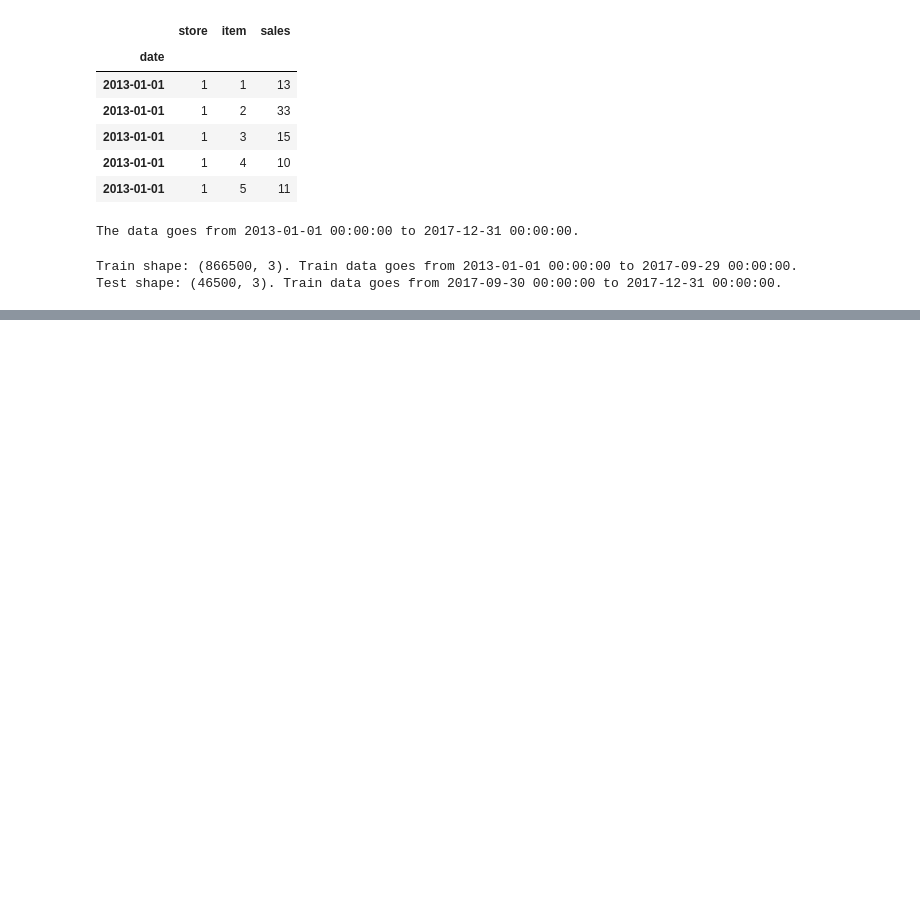
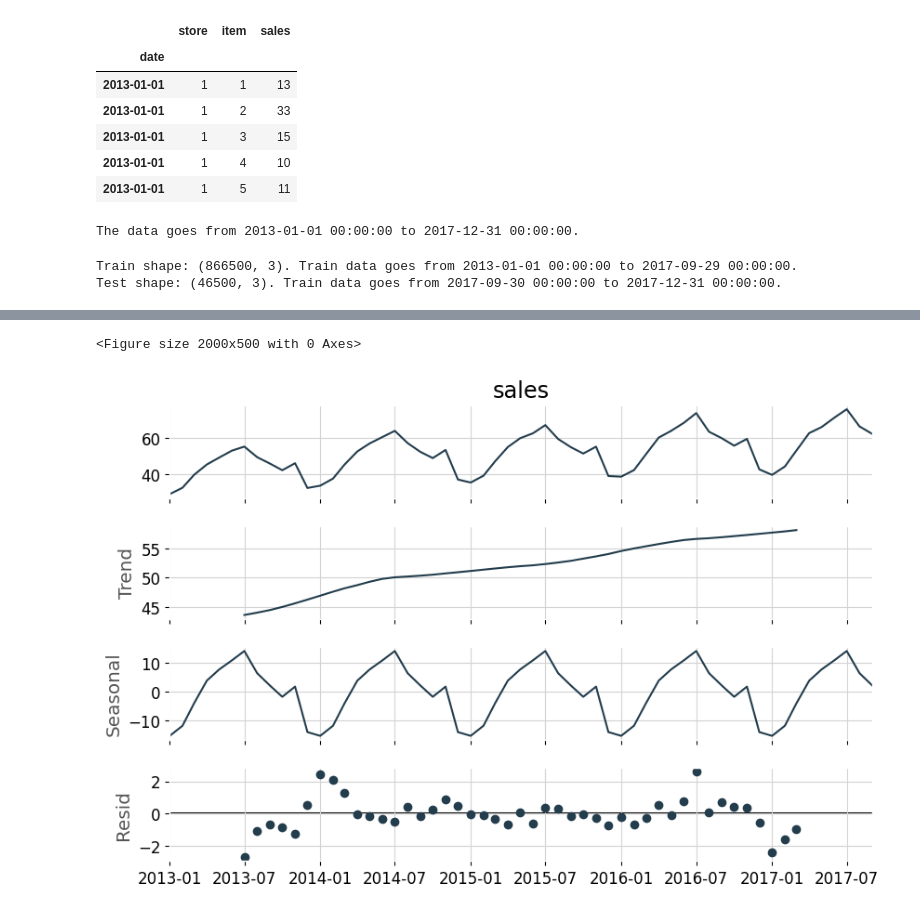
Before and after one commit to PantosThn/timeseries_tutorial, a Jupyter notebook: timeseries_103/notebooks/03_forecasting_with_lightgbm.ipynb, the cells around one changed output, grey strips where cells are left out. Drawn from its saved outputs; the diff is of its cells as text; code cells hidden in the pictures; blank space fills up the shorter version.

```diff
--- a/timeseries_103/notebooks/03_forecasting_with_lightgbm.ipynb
+++ b/timeseries_103/notebooks/03_forecasting_with_lightgbm.ipynb
@@ -90,0 +193,10 @@ plot_time_series_split(train, test, CUTOFF_DATE)
+# %%
+monthly_avg_sales = train['sales'].resample('MS').mean()
+ts_decomposition = sm.tsa.seasonal_decompose(monthly_avg_sales, model='additive')
+
+fig = plt.figure()
+fig = ts_decomposition.plot()
+fig.set_size_inches(8, 6)
+# %% [output]
+<Figure size 2000x500 with 0 Axes>
+[figure, added]
```
Also changed, not shown: parts of 37 cells of this notebook.
